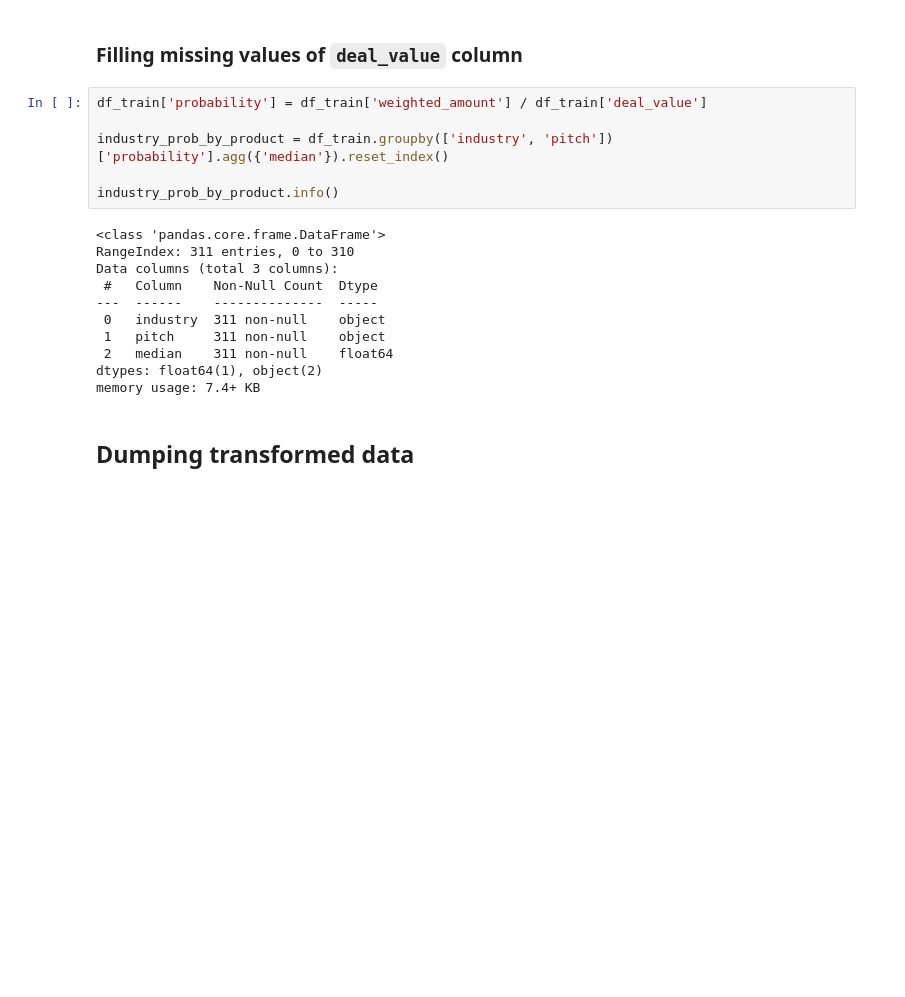
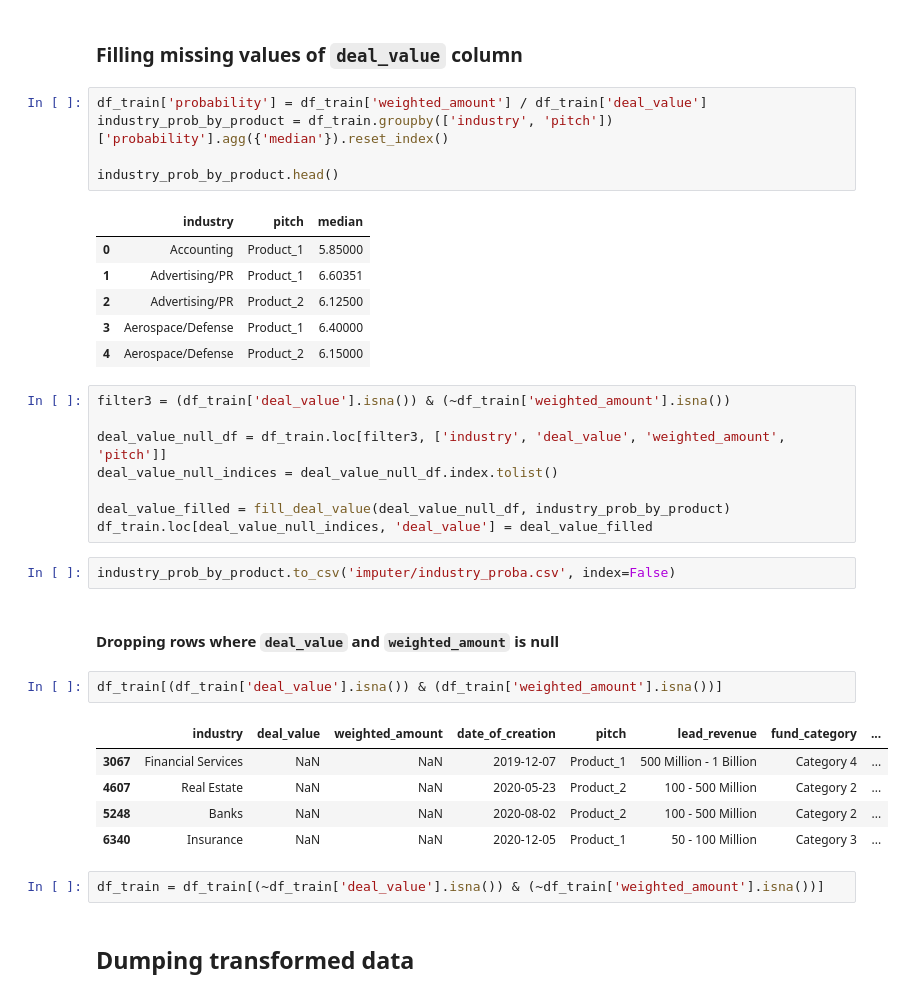
Before and after one commit to sank3t/Reduce-Marketing-Spend, a Jupyter notebook: Data Preparation.ipynb, the cells around one changed output. Cells and saved outputs as stored; diff of their text form; blank space fills up the shorter version.

Commit message:
Filled deal_value and dropped rows where deal_value and weighted_amount is null

```diff
--- a/Data Preparation.ipynb
+++ b/Data Preparation.ipynb
@@ -342,21 +342,38 @@ joblib.dump(model, 'imputer/weighted_amount_imputer.pkl')
 ### Filling missing values of `deal_value` column
 # %%
 df_train['probability'] = df_train['weighted_amount'] / df_train['deal_value']
-
 industry_prob_by_product = df_train.groupby(['industry', 'pitch'])['probability'].agg({'median'}).reset_index()
 
-industry_prob_by_product.info()
+industry_prob_by_product.head()
 # %% [output]
-<class 'pandas.core.frame.DataFrame'>
-RangeIndex: 311 entries, 0 to 310
-Data columns (total 3 columns):
- #   Column    Non-Null Count  Dtype
----  ------    --------------  -----
- 0   industry  311 non-null    object
- 1   pitch     311 non-null    object
- 2   median    311 non-null    float64
-dtypes: float64(1), object(2)
-memory usage: 7.4+ KB
+|  | industry | pitch | median |
+| 0 | Accounting | Product_1 | 5.85000 |
+| 1 | Advertising/PR | Product_1 | 6.60351 |
+| 2 | Advertising/PR | Product_2 | 6.12500 |
+| 3 | Aerospace/Defense | Product_1 | 6.40000 |
+| 4 | Aerospace/Defense | Product_2 | 6.15000 |
+# %%
+filter3 = (df_train['deal_value'].isna()) & (~df_train['weighted_amount'].isna())
+
+deal_value_null_df = df_train.loc[filter3, ['industry', 'deal_value', 'weighted_amount', 'pitch']]
+deal_value_null_indices = deal_value_null_df.index.tolist()
+
+deal_value_filled = fill_deal_value(deal_value_null_df, industry_prob_by_product)
+df_train.loc[deal_value_null_indices, 'deal_value'] = deal_value_filled
+# %%
+industry_prob_by_product.to_csv('imputer/industry_proba.csv', index=False)
+# %% [markdown]
+#### Dropping rows where `deal_value` and `weighted_amount` is null
+# %%
+df_train[(df_train['deal_value'].isna()) & (df_train['weighted_amount'].isna())]
+# %% [output]
+|  | industry | deal_value | weighted_amount | date_of_creation | pitch | lead_revenue | fund_category | ... |
+| 3067 | Financial Services | NaN | NaN | 2019-12-07 | Product_1 | 500 Million - 1 Billion | Category 4 | ... |
+| 4607 | Real Estate | NaN | NaN | 2020-05-23 | Product_2 | 100 - 500 Million | Category 2 | ... |
+| 5248 | Banks | NaN | NaN | 2020-08-02 | Product_2 | 100 - 500 Million | Category 2 | ... |
+| 6340 | Insurance | NaN | NaN | 2020-12-05 | Product_1 | 50 - 100 Million | Category 3 | ... |
+# %%
+df_train = df_train[(~df_train['deal_value'].isna()) & (~df_train['weighted_amount'].isna())]
 # %% [markdown]
 ## Dumping transformed data
 # %%
```
